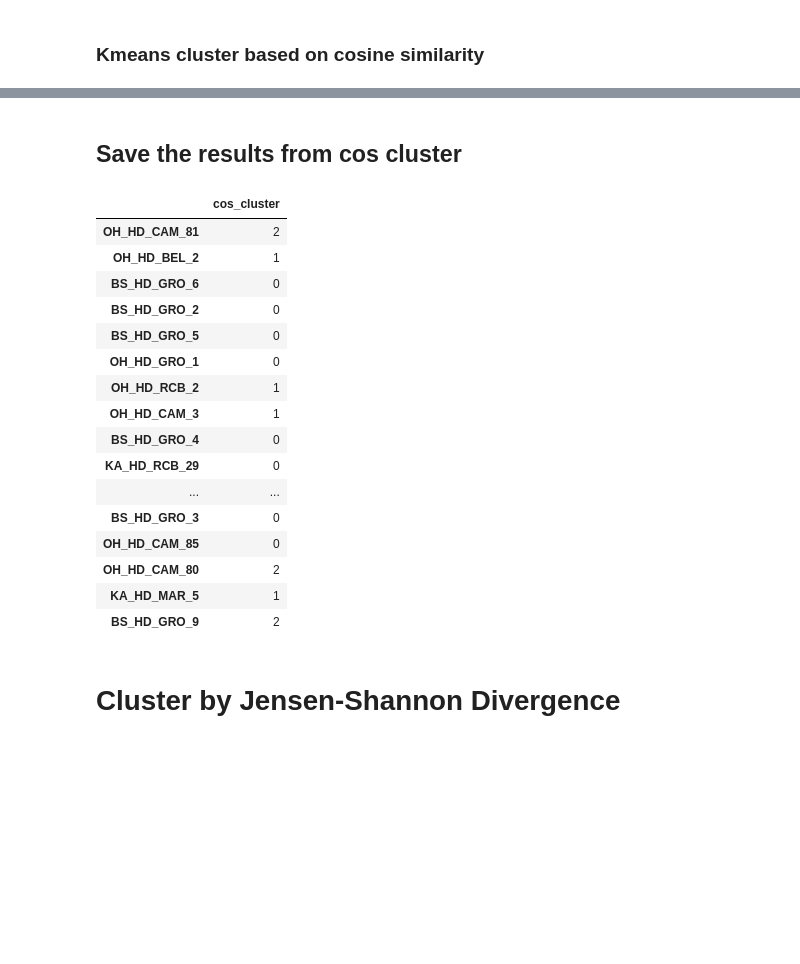
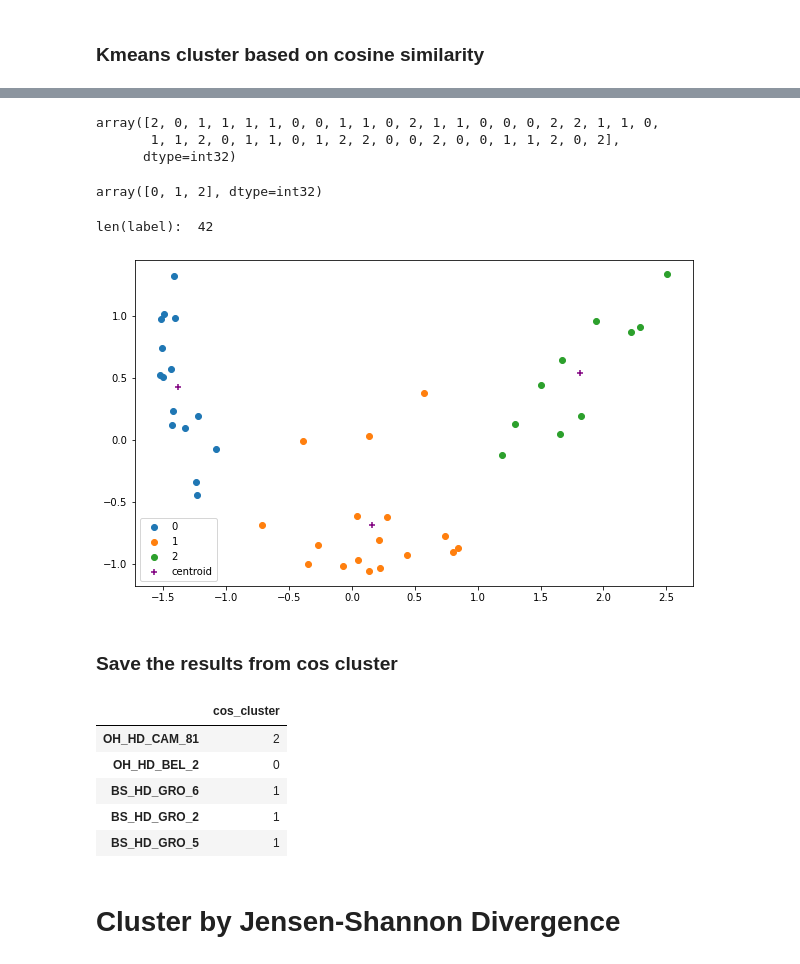
Before and after one commit to bravoila/shoaling, a Jupyter notebook: sholaing.ipynb, the cells around one changed output, grey strips where cells are left out. Cells and saved outputs as stored; diff of their text form; code cells hidden in the pictures; blank space fills up the shorter version.

```diff
--- a/sholaing.ipynb
+++ b/sholaing.ipynb
@@ -180,10 +179,0 @@ import numpy as np
-# %%
-data = df_dist_pairwise
-
-pca = PCA(3)
-
-#Transform the data
-transform = pca.fit_transform(data)
-
-#Import KMeans module
-from sklearn.cluster import KMeans
@@ -210,0 +180,29 @@ len(label)
+# %%
+def transform_by_PCA_plot(data, name):
+    # transform the data to 2d to plot
+    pca = PCA(2)
+
+    #Transform the data
+    transform = pca.fit_transform(data)
+
+    #Initialize the class object
+    kmeans = KMeans(n_clusters= 3)
+
+    #predict the labels of clusters.
+    label = kmeans.fit_predict(transform)
+
+    #Getting unique labels
+    u_labels = np.unique(label)
+    display(label)
+    display(u_labels)
+    print("len(label): ", len(label))
+
+    #plotting the results:
+    plt.figure(figsize=(10,6))
+    for i in u_labels:
+        plt.scatter(transform[label == i , 0] , transform[label == i , 1] , label = i)cos
+    plt.scatter(kmeans.cluster_centers_[:,0],kmeans.cluster_centers_[:,1],color='purple',marker='+',label='centroid')
+    plt.legend()
+    plt.savefig(name + '_cluster.png')
+    plt.show()
+    return label
@@ -211,29 +212,28 @@ len(label)
+# %%
+label = transform_by_PCA_plot(df_dist_pairwise, 'cos')
+# the number may change but the cluster does not change
+# %% [output]
+array([2, 0, 1, 1, 1, 1, 0, 0, 1, 1, 0, 2, 1, 1, 0, 0, 0, 2, 2, 1, 1, 0,
+       1, 1, 2, 0, 1, 1, 0, 1, 2, 2, 0, 0, 2, 0, 0, 1, 1, 2, 0, 2],
+      dtype=int32)
+array([0, 1, 2], dtype=int32)
+len(label):  42
+[figure, added]
 # %% [markdown]
-## Save the results from cos cluster
+### Save the results from cos cluster
 # %%
 df_final = pd.DataFrame()
 df_final.index = data_df_transposed.index
 # %%
 df_final['cos_cluster'] = label
 # %%
-df_final
+df_final.head()
 # %% [output]
 |  | cos_cluster |
 | OH_HD_CAM_81 | 2 |
-| OH_HD_BEL_2 | 1 |
-| BS_HD_GRO_6 | 0 |
-| BS_HD_GRO_2 | 0 |
-| BS_HD_GRO_5 | 0 |
-| OH_HD_GRO_1 | 0 |
-| OH_HD_RCB_2 | 1 |
-| OH_HD_CAM_3 | 1 |
-| BS_HD_GRO_4 | 0 |
-| KA_HD_RCB_29 | 0 |
-| ... | ... |
-| BS_HD_GRO_3 | 0 |
-| OH_HD_CAM_85 | 0 |
-| OH_HD_CAM_80 | 2 |
-| KA_HD_MAR_5 | 1 |
-| BS_HD_GRO_9 | 2 |
+| OH_HD_BEL_2 | 0 |
+| BS_HD_GRO_6 | 1 |
+| BS_HD_GRO_2 | 1 |
+| BS_HD_GRO_5 | 1 |
 # %% [markdown]
 # Cluster by Jensen-Shannon Divergence
```
Also changed, not shown: parts of 27 cells of this notebook, 5 other files.
